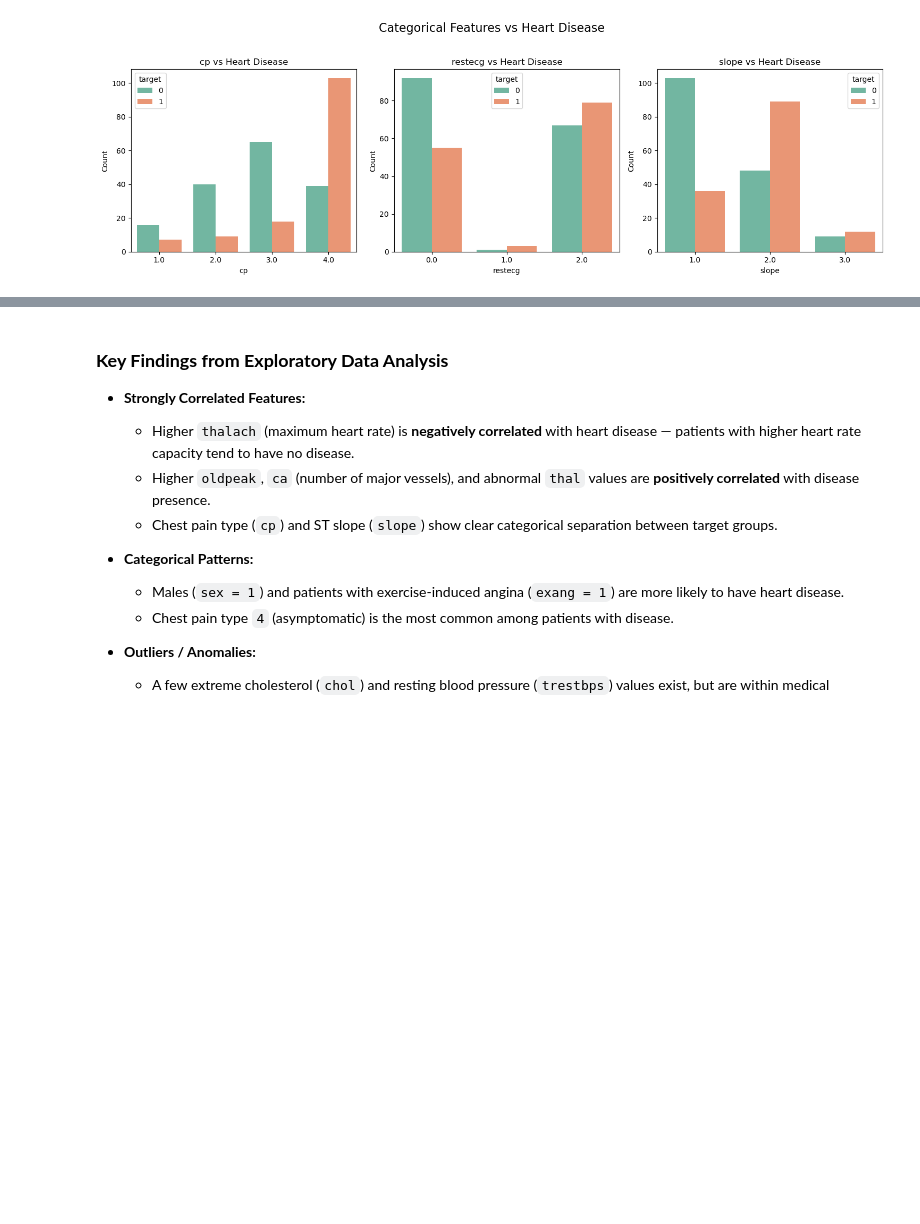
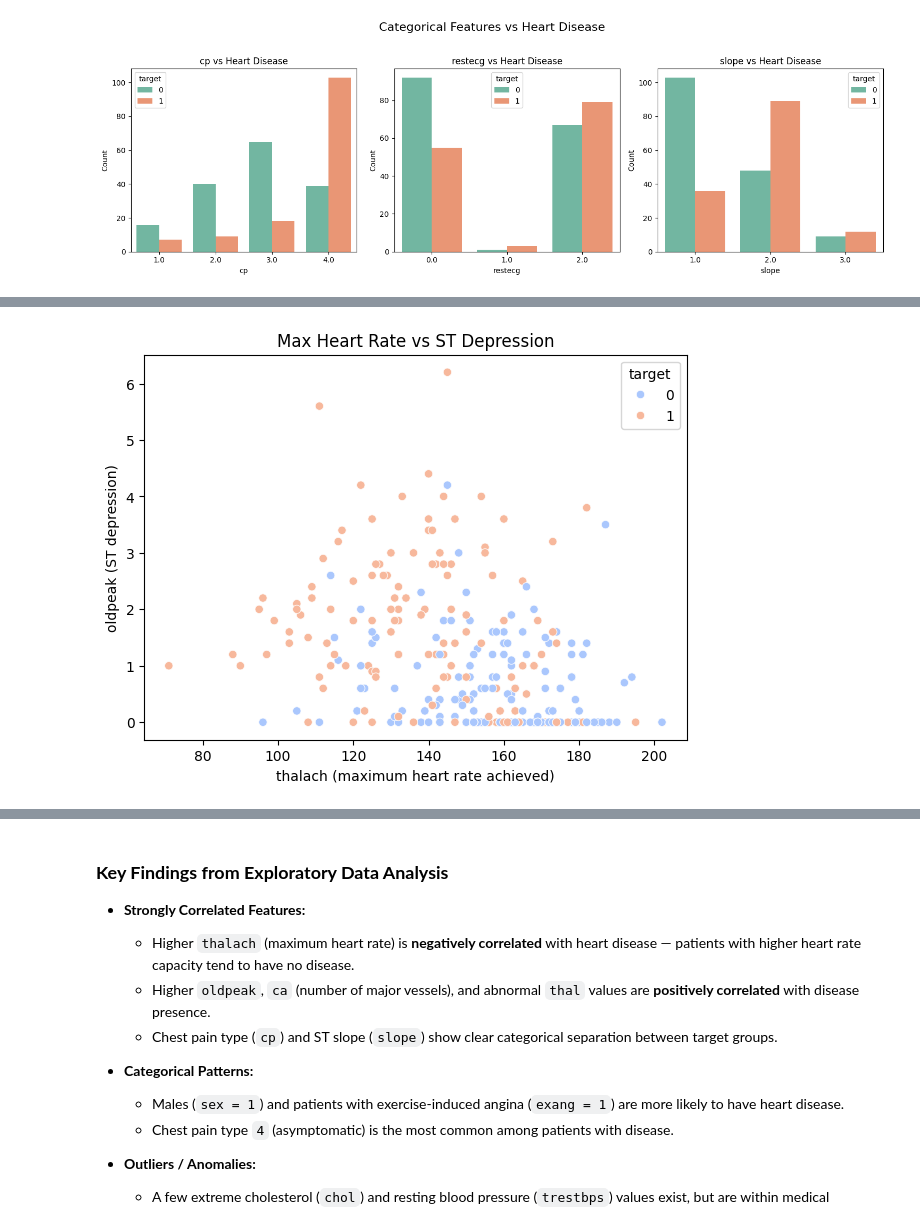
Before and after one commit to vinhbin/heartdiseaseDS, a Jupyter notebook: preprocessing_nb.ipynb, the cells around one changed output, grey strips where cells are left out. Drawn from its saved outputs; the diff is of its cells as text; code cells hidden in the pictures; blank space fills up the shorter version.

Commit message:
updated preprocessing notebook with scatterplot & explanation

```diff
--- a/preprocessing_nb.ipynb
+++ b/preprocessing_nb.ipynb
@@ -745,0 +793,9 @@ plt.show()
+# %%
+plt.figure(figsize=(7,5))
+sns.scatterplot(x='thalach', y='oldpeak', hue='target', data=df, palette='coolwarm')
+plt.title('Max Heart Rate vs ST Depression')
+plt.xlabel('thalach (maximum heart rate achieved)')
+plt.ylabel('oldpeak (ST depression)')
+plt.show()
+# %% [output]
+[figure, added]
```
Also changed, not shown: parts of 27 cells of this notebook.
